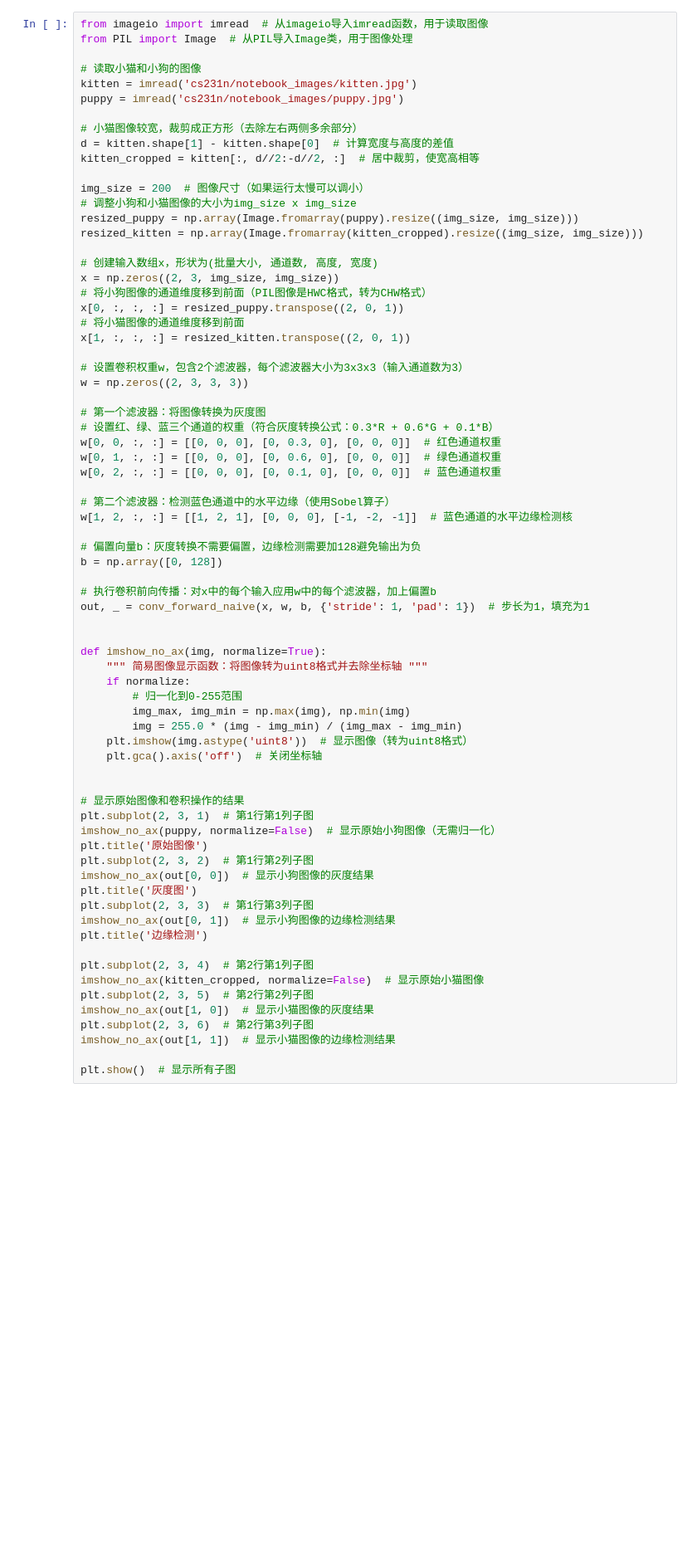
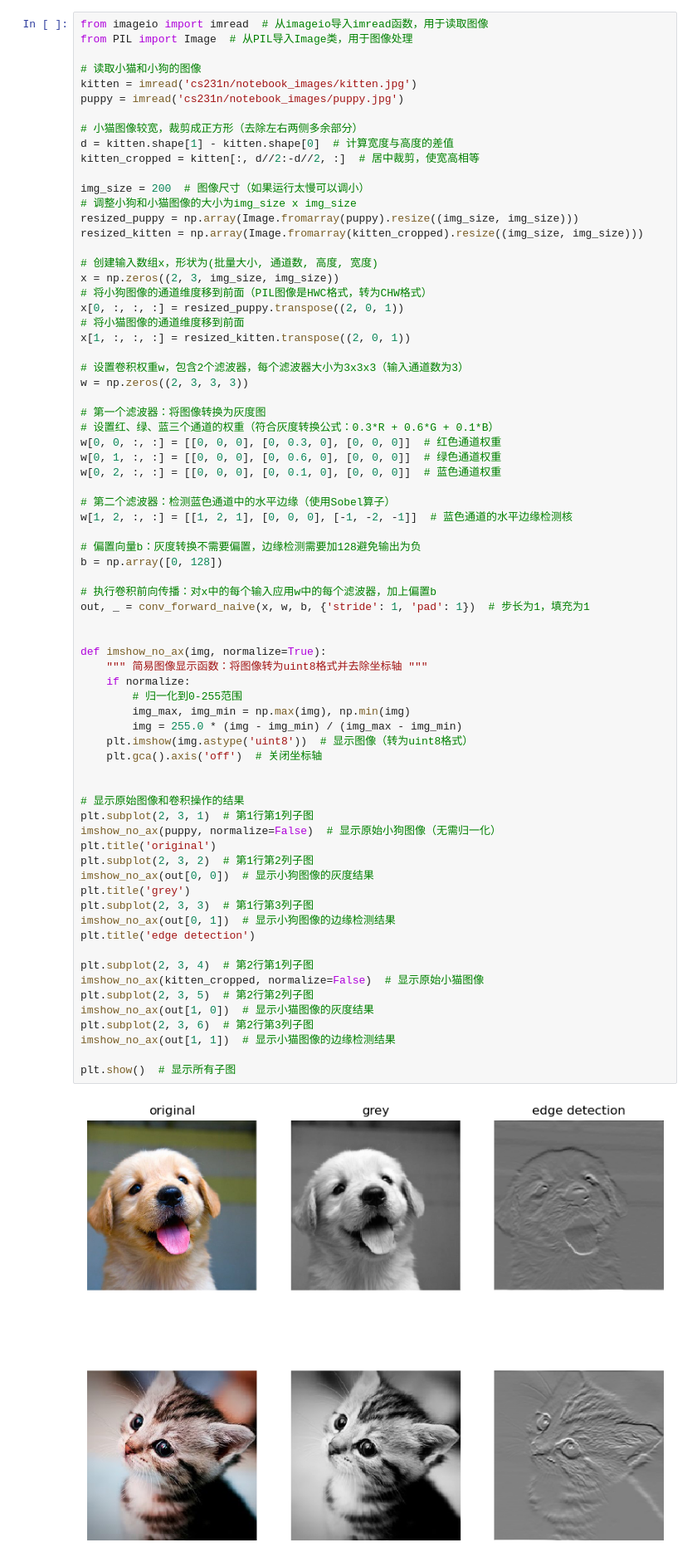
Before and after one commit to youheng00110/cs231n-documents-2025, a Jupyter notebook: assignment-Chinese/assignment2/ConvolutionalNetworks.ipynb, the cells around one changed output. Shown: that part at 83% size. Cells and saved outputs as stored; diff of their text form; blank space fills up the shorter version.

```diff
--- a/assignment-Chinese/assignment2/ConvolutionalNetworks.ipynb
+++ b/assignment-Chinese/assignment2/ConvolutionalNetworks.ipynb
@@ -144,36 +132,38 @@ b = np.array([0, 128])
 # 执行卷积前向传播：对x中的每个输入应用w中的每个滤波器，加上偏置b
 out, _ = conv_forward_naive(x, w, b, {'stride': 1, 'pad': 1})  # 步长为1，填充为1
 
 
 def imshow_no_ax(img, normalize=True):
     """ 简易图像显示函数：将图像转为uint8格式并去除坐标轴 """
     if normalize:
         # 归一化到0-255范围
         img_max, img_min = np.max(img), np.min(img)
         img = 255.0 * (img - img_min) / (img_max - img_min)
     plt.imshow(img.astype('uint8'))  # 显示图像（转为uint8格式）
     plt.gca().axis('off')  # 关闭坐标轴
 
 
 # 显示原始图像和卷积操作的结果
 plt.subplot(2, 3, 1)  # 第1行第1列子图
 imshow_no_ax(puppy, normalize=False)  # 显示原始小狗图像（无需归一化）
-plt.title('原始图像')
+plt.title('original')
 plt.subplot(2, 3, 2)  # 第1行第2列子图
 imshow_no_ax(out[0, 0])  # 显示小狗图像的灰度结果
-plt.title('灰度图')
+plt.title('grey')
 plt.subplot(2, 3, 3)  # 第1行第3列子图
 imshow_no_ax(out[0, 1])  # 显示小狗图像的边缘检测结果
-plt.title('边缘检测')
+plt.title('edge detection')
 
 plt.subplot(2, 3, 4)  # 第2行第1列子图
 imshow_no_ax(kitten_cropped, normalize=False)  # 显示原始小猫图像
 plt.subplot(2, 3, 5)  # 第2行第2列子图
 imshow_no_ax(out[1, 0])  # 显示小猫图像的灰度结果
 plt.subplot(2, 3, 6)  # 第2行第3列子图
 imshow_no_ax(out[1, 1])  # 显示小猫图像的边缘检测结果
 
 plt.show()  # 显示所有子图
+# %% [output]
+[figure, added]
 # %% [markdown]
 # 卷积：朴素反向传播
 在文件`cs231n/layers.py`中的函数`conv_backward_naive`里实现卷积操作的反向传播。同样，你不必过于担心计算效率问题。
```
Also changed, not shown: parts of 14 cells of this notebook, 8 other files.
